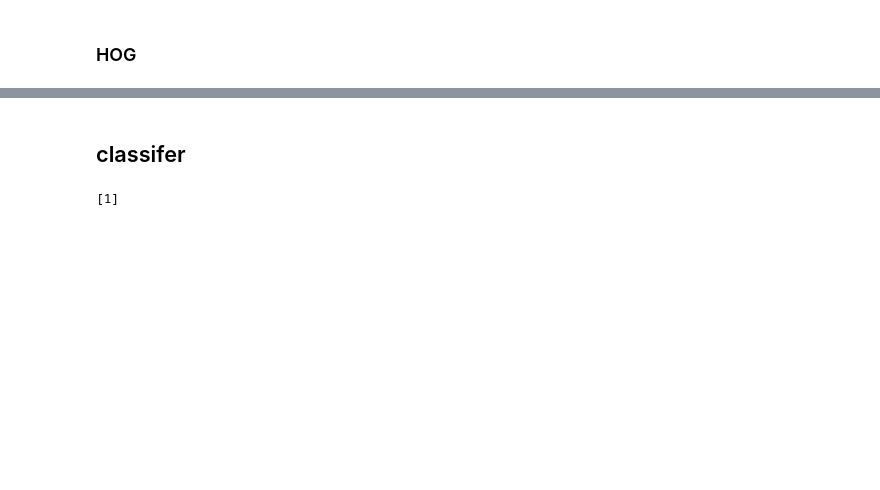
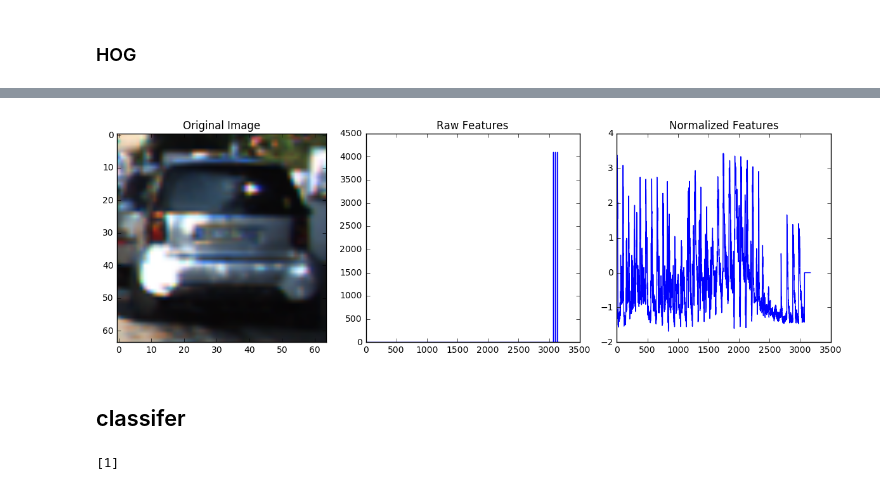
Before and after one commit to huipengzhang/CarND-P15-Vehicle-Detection-and-Tracking, a Jupyter notebook: Object_Detection.ipynb, the cells around one changed output, grey strips where cells are left out. Cells and saved outputs as stored; diff of their text form; code cells hidden in the pictures; blank space fills up the shorter version.

```diff
--- a/Object_Detection.ipynb
+++ b/Object_Detection.ipynb
@@ -270,3 +325,91 @@ plt.title('Example Not-car Image')
+# %%
+# extract features
+import numpy as np
+import cv2
+import matplotlib.pyplot as plt
+import matplotlib.image as mpimg
+from sklearn.preprocessing import StandardScaler
+import glob
+
+# Define a function to compute binned color features
+def bin_spatial(img, size=(32, 32)):
+    # Use cv2.resize().ravel() to create the feature vector
+    features = cv2.resize(img, size).ravel()
+    # Return the feature vector
+    return features
+
+# Define a function to compute color histogram features
+def color_hist(img, nbins=32, bins_range=(0, 256)):
+    # Compute the histogram of the color channels separately
+    channel1_hist = np.histogram(img[:,:,0], bins=nbins, range=bins_range)
+    channel2_hist = np.histogram(img[:,:,1], bins=nbins, range=bins_range)
+    channel3_hist = np.histogram(img[:,:,2], bins=nbins, range=bins_range)
+    # Concatenate the histograms into a single feature vector
+    hist_features = np.concatenate((channel1_hist[0], channel2_hist[0], channel3_hist[0]))
+    # Return the individual histograms, bin_centers and feature vector
+    return hist_features
+
+###### TODO ###########
+# Define a function to extract features from a list of images
+# Have this function call bin_spatial() and color_hist()
+def extract_features(imgs, cspace='RGB', spatial_size=(32, 32),
+                        hist_bins=32, hist_range=(0, 256)):
+    # Create a list to append feature vectors to
+    features = []
+    # Iterate through the list of images
+    for file in imgs:
+        # Read in each one by one
+        image = mpimg.imread(file)
+        # apply color conversion if other than 'RGB'
+        if cspace != 'RGB':
+            if cspace == 'HSV':
+                feature_image = cv2.cvtColor(image, cv2.COLOR_RGB2HSV)
+            elif cspace == 'LUV':
+                feature_image = cv2.cvtColor(image, cv2.COLOR_RGB2LUV)
+            elif cspace == 'HLS':
+                feature_image = cv2.cvtColor(image, cv2.COLOR_RGB2HLS)
+            elif cspace == 'YUV':
+                feature_image = cv2.cvtColor(image, cv2.COLOR_RGB2YUV)
+        else: feature_image = np.copy(image)
+        # Apply bin_spatial() to get spatial color features
+        spatial_features = bin_spatial(feature_image, size=spatial_size)
+        # Apply color_hist() also with a color space option now
+        hist_features = color_hist(feature_image, nbins=hist_bins, bins_range=hist_range)
+        # Append the new feature vector to the features list
+        features.append(np.concatenate((spatial_features, hist_features)))
+    # Return list of feature vectors
+    return features
+
+
+car_features = extract_features(cars, cspace='RGB', spatial_size=(32, 32),
+                        hist_bins=32, hist_range=(0, 256))
+notcar_features = extract_features(notcars, cspace='RGB', spatial_size=(32, 32),
+                        hist_bins=32, hist_range=(0, 256))
+
+if len(car_features) > 0:
+    # Create an array stack of feature vectors
+    X = np.vstack((car_features, notcar_features)).astype(np.float64)
+    # Fit a per-column scaler
+    X_scaler = StandardScaler().fit(X)
+    # Apply the scaler to X
+    scaled_X = X_scaler.transform(X)
+    car_ind = np.random.randint(0, len(cars))
+    # Plot an example of raw and scaled features
+    fig = plt.figure(figsize=(12,4))
+    plt.subplot(131)
+    plt.imshow(mpimg.imread(cars[car_ind]))
+    plt.title('Original Image')
+    plt.subplot(132)
+    plt.plot(X[car_ind])
+    plt.title('Raw Features')
+    plt.subplot(133)
+    plt.plot(scaled_X[car_ind])
+    plt.title('Normalized Features')
+    fig.tight_layout()
+else:
+    print('Your function only returns empty feature vectors...')
+# %% [output]
+[figure, added]
 # %% [markdown]
 ## classifer
 # %%
```
Also changed, not shown: parts of 15 cells of this notebook.
